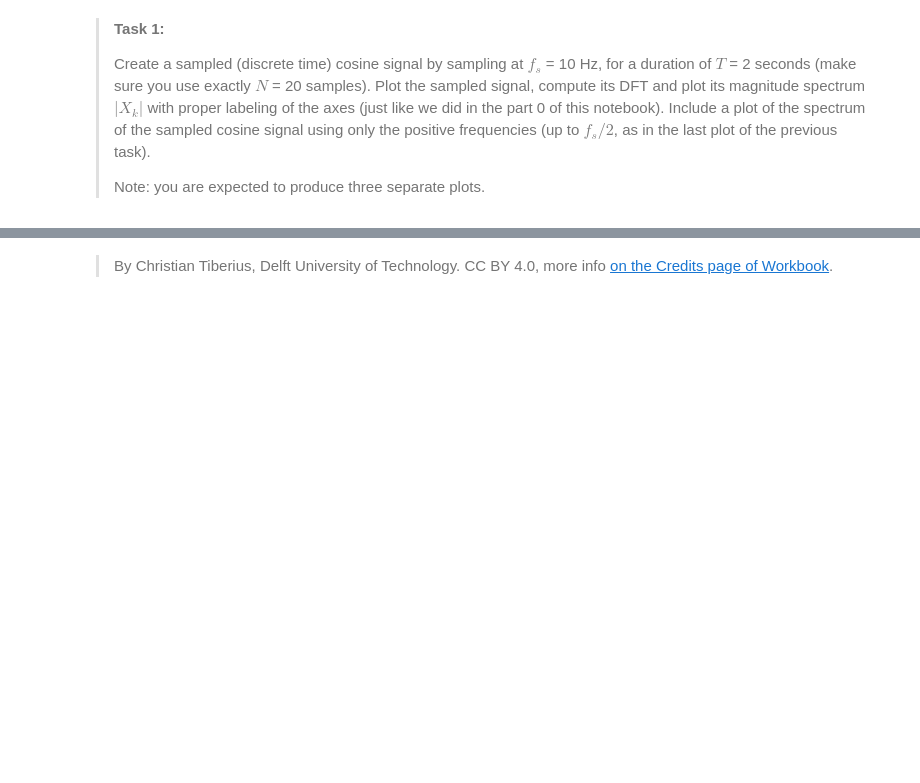
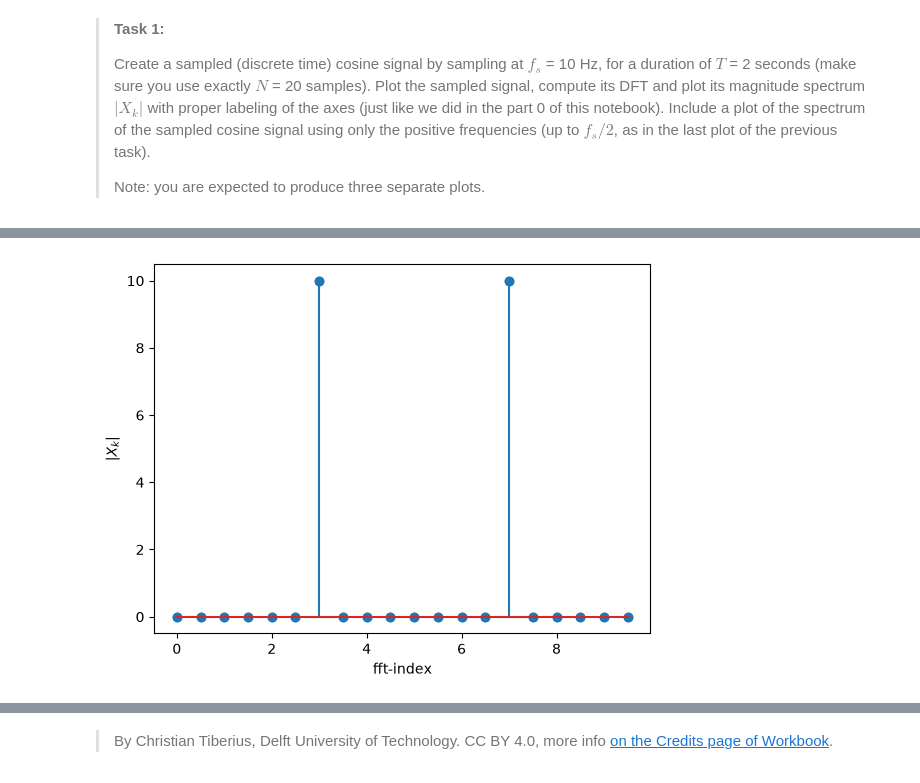
Before and after one commit to adewitvizz/WA2.3, a Jupyter notebook: DFT.ipynb, the cells around one changed output, grey strips where cells are left out. Cells and saved outputs as stored; diff of their text form; code cells hidden in the pictures; blank space fills up the shorter version.

```diff
--- a/DFT.ipynb
+++ b/DFT.ipynb
@@ -158,5 +184,15 @@ As a side note: the cosine is strictly a periodic function, not a-periodic (as a
 # %%
-### YOUR CODE HERE ###
+abs_fft = np.abs(np.fft.fft(xt))
+
+plt.plot(freq, abs_fft, 'o')
+
+freq = np.arange(0, fs, 1 / T)
+
+plt.xlabel('fft-index')
+plt.ylabel('$|X_k|$')
+plt.stem(freq, abs_fft);
 
 # Plot 2
+# %% [output]
+[figure, added]
 # %%
```
Also changed, not shown: parts of 7 cells of this notebook.
